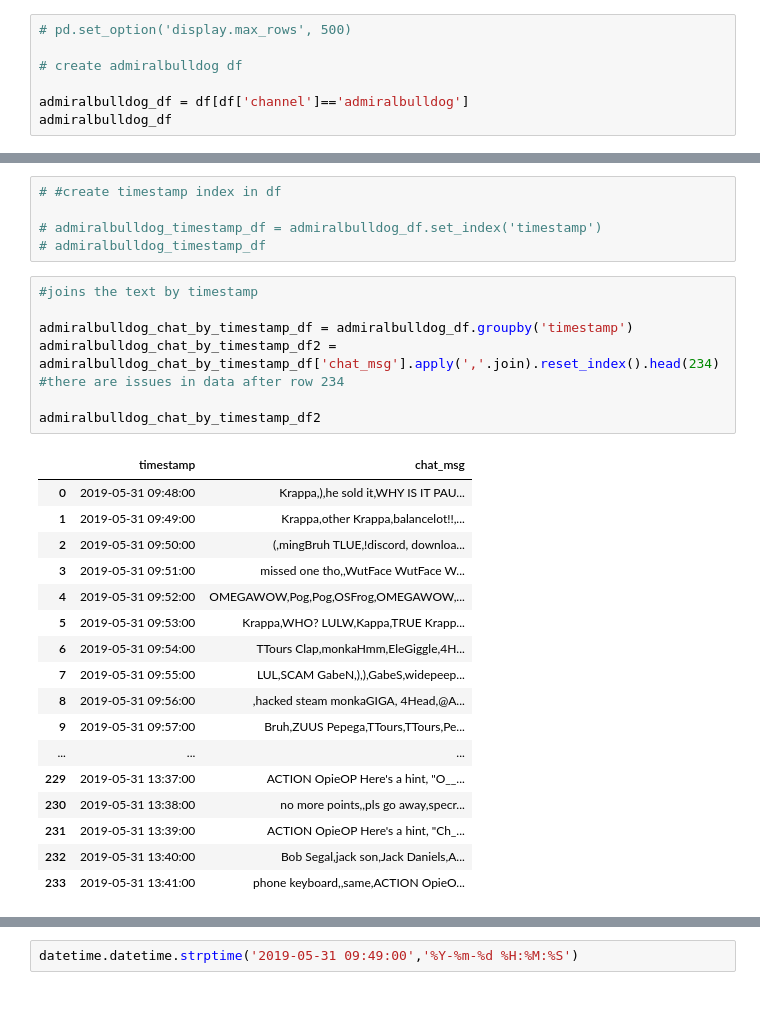
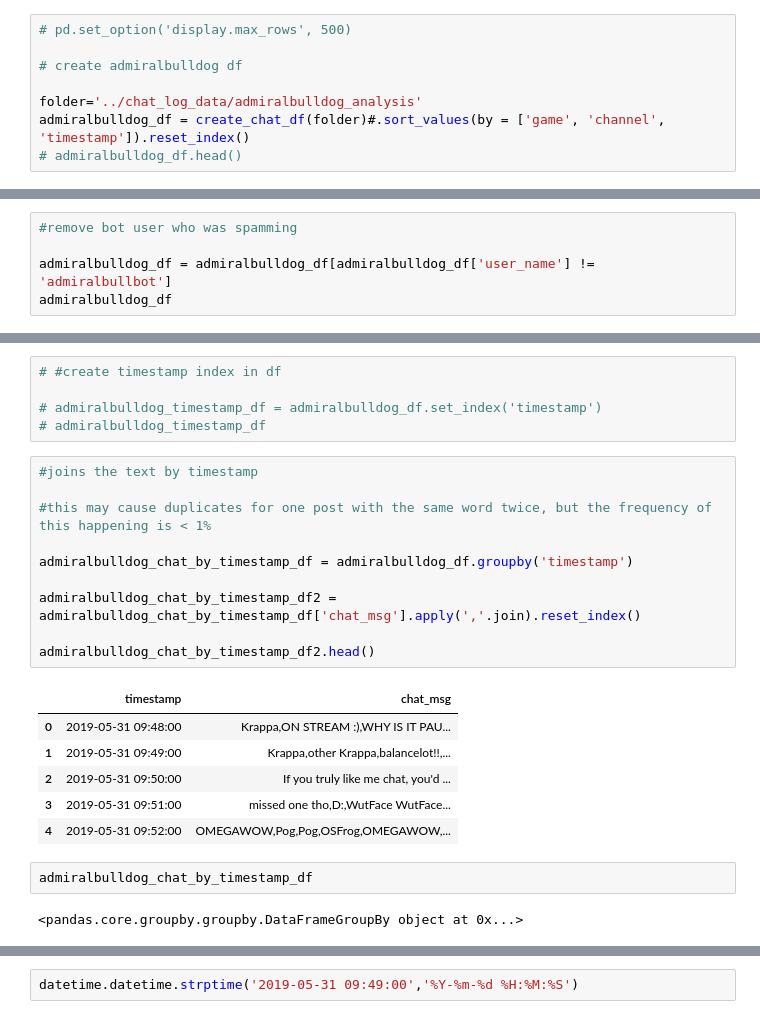
Before and after one commit to mik3up/Twitch-Chat-Analysis, a Jupyter notebook: src/twitch_chat_EDA.ipynb, the cells around one changed output, grey strips where cells are left out. Saved outputs shown, nothing was run; the diff lists cells and outputs as text.

```diff
--- a/src/twitch_chat_EDA.ipynb
+++ b/src/twitch_chat_EDA.ipynb
@@ -524,6 +556,7 @@ admiral_top5_words
 
 # create admiralbulldog df
 
-admiralbulldog_df = df[df['channel']=='admiralbulldog']
-admiralbulldog_df
+folder='../chat_log_data/admiralbulldog_analysis'
+admiralbulldog_df = create_chat_df(folder)#.sort_values(by = ['game', 'channel', 'timestamp']).reset_index()
+# admiralbulldog_df.head()
 # %% [output]
@@ -547,0 +583,5 @@ admiralbulldog_df
+# %%
+#remove bot user who was spamming
+
+admiralbulldog_df = admiralbulldog_df[admiralbulldog_df['user_name'] != 'admiralbullbot']
+admiralbulldog_df
@@ -553,25 +612,21 @@ admiralbulldog_df
 # %%
 #joins the text by timestamp
 
+#this may cause duplicates for one post with the same word twice, but the frequency of this happening is < 1%
+
 admiralbulldog_chat_by_timestamp_df = admiralbulldog_df.groupby('timestamp')
-admiralbulldog_chat_by_timestamp_df2 = admiralbulldog_chat_by_timestamp_df['chat_msg'].apply(','.join).reset_index().head(234) #there are issues in data after row 234
 
-admiralbulldog_chat_by_timestamp_df2
+admiralbulldog_chat_by_timestamp_df2 = admiralbulldog_chat_by_timestamp_df['chat_msg'].apply(','.join).reset_index()
+
+admiralbulldog_chat_by_timestamp_df2.head()
 # %% [output]
 |  | timestamp | chat_msg |
-| 0 | 2019-05-31 09:48:00 | Krappa,),he sold it,WHY IS IT PAU... |
+| 0 | 2019-05-31 09:48:00 | Krappa,ON STREAM :),WHY IS IT PAU... |
 | 1 | 2019-05-31 09:49:00 | Krappa,other Krappa,balancelot!!,... |
-| 2 | 2019-05-31 09:50:00 | (,mingBruh TLUE,!discord, downloa... |
-| 3 | 2019-05-31 09:51:00 | missed one tho,,WutFace WutFace W... |
+| 2 | 2019-05-31 09:50:00 | If you truly like me chat, you'd ... |
+| 3 | 2019-05-31 09:51:00 | missed one tho,D:,WutFace WutFace... |
 | 4 | 2019-05-31 09:52:00 | OMEGAWOW,Pog,Pog,OSFrog,OMEGAWOW,... |
-| 5 | 2019-05-31 09:53:00 | Krappa,WHO? LULW,Kappa,TRUE Krapp... |
-| 6 | 2019-05-31 09:54:00 | TTours Clap,monkaHmm,EleGiggle,4H... |
-| 7 | 2019-05-31 09:55:00 | LUL,SCAM GabeN,),),GabeS,widepeep... |
-| 8 | 2019-05-31 09:56:00 | ,hacked steam monkaGIGA, 4Head,@A... |
-| 9 | 2019-05-31 09:57:00 | Bruh,ZUUS Pepega,TTours,TTours,Pe... |
-| ... | ... | ... |
-| 229 | 2019-05-31 13:37:00 | ACTION OpieOP Here's a hint, "O__... |
-| 230 | 2019-05-31 13:38:00 | no more points,,pls go away,specr... |
-| 231 | 2019-05-31 13:39:00 | ACTION OpieOP Here's a hint, "Ch_... |
-| 232 | 2019-05-31 13:40:00 | Bob Segal,jack son,Jack Daniels,A... |
-| 233 | 2019-05-31 13:41:00 | phone keyboard,,same,ACTION OpieO... |
+# %%
+admiralbulldog_chat_by_timestamp_df
+# %% [output]
+<pandas.core.groupby.groupby.DataFrameGroupBy object at 0x...>
```
Also changed, not shown: parts of 28 cells of this notebook, 1 other file.
